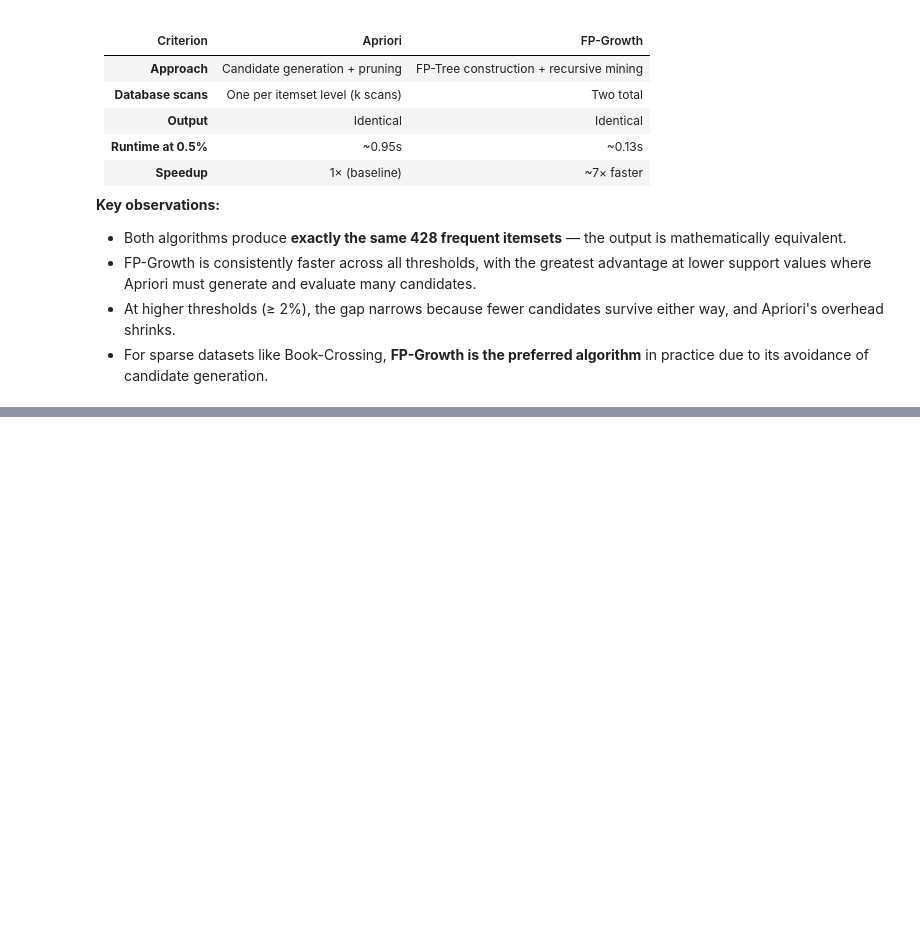
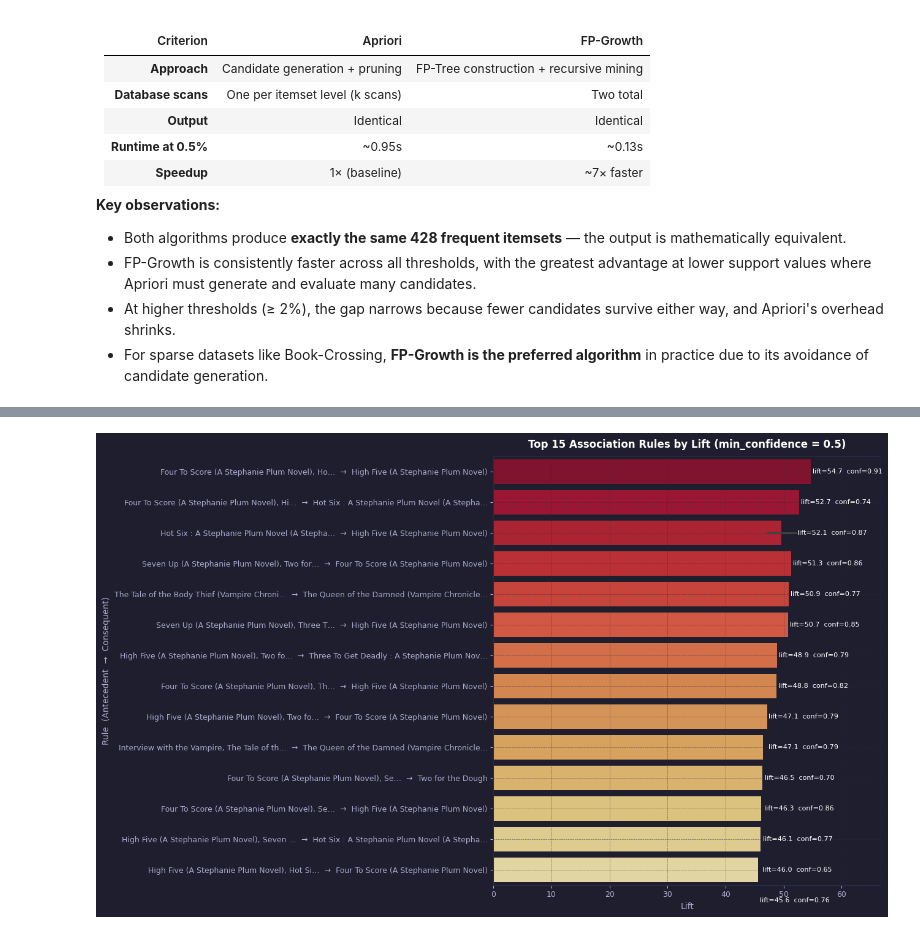
Before and after one commit to olkanth/MSCS_634_Lab_6, a Jupyter notebook: MSCS_634_Lab_6.ipynb, the cells around one changed output, grey strips where cells are left out. Cells and saved outputs as stored; diff of their text form; code cells hidden in the pictures; blank space fills up the shorter version.

```diff
--- a/MSCS_634_Lab_6.ipynb
+++ b/MSCS_634_Lab_6.ipynb
@@ -1175,0 +1422,28 @@ plt.show(); plt.close()
+# %%
+# Top 15 Rules by Lift — Seaborn Barplot
+top15 = rules_ap.head(15).copy()
+top15['short_rule'] = top15.apply(
+    lambda r: fmt_rule(r['antecedents'], r['consequents'], 42), axis=1)
+
+fig, ax = plt.subplots(figsize=(13, 8), facecolor=BG)
+ax.set_facecolor(BG)
+
+lift_palette = sns.color_palette('YlOrRd', n_colors=15)[::-1]
+sns.barplot(data=top15, y='short_rule', x='lift',
+            palette=lift_palette, orient='h', ax=ax,
+            edgecolor='none', alpha=0.92)
+
+for i, (_, row) in enumerate(top15.iterrows()):
+    ax.text(row['lift'] + 0.3, i,
+            f"lift={row['lift']:.1f}  conf={row['confidence']:.2f}",
+            va='center', color='white', fontsize=8)
+
+style_ax(ax, 'Top 15 Association Rules by Lift (min_confidence = 0.5)',
+         'Lift', 'Rule  (Antecedent  →  Consequent)')
+ax.set_xlim(0, top15['lift'].max() * 1.22)
+
+plt.tight_layout()
+plt.savefig('Visualizations/14_apriori_FPGrowth_top15_lift_barplot.png', dpi=130, bbox_inches='tight', facecolor=BG)
+plt.show(); plt.close()
+# %% [output]
+[figure, added]
```
Also changed, not shown: parts of 32 cells of this notebook.
